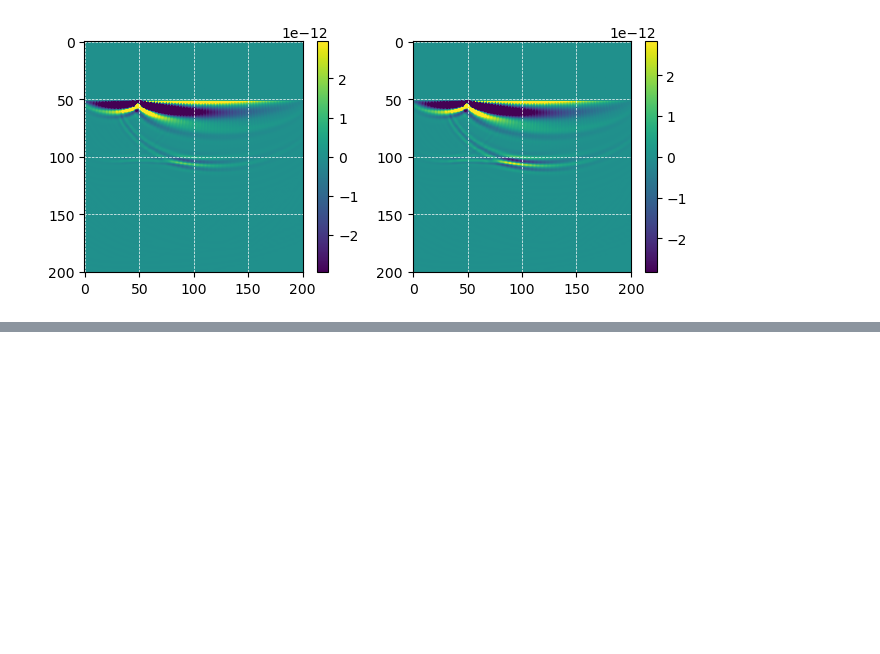
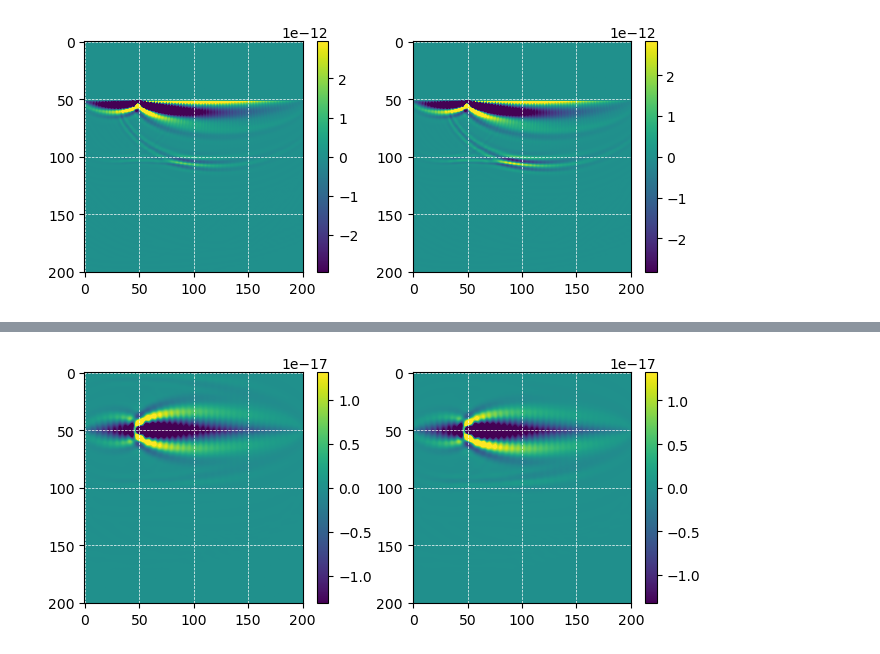
Before and after one commit to joeyartech/SeisJIMU, a Jupyter notebook: Demo/04_GradientTest/go_TE.ipynb, the cells around one changed output, grey strips where cells are left out. Saved outputs shown, nothing was run; the diff lists cells and outputs as text; code cells hidden in the pictures; blank space fills up the shorter version.

```diff
--- a/Demo/04_GradientTest/go_TE.ipynb
+++ b/Demo/04_GradientTest/go_TE.ipynb
@@ -416,0 +456,6 @@ plt.subplot(1,3,2); imshow(read('results/qp0%pg'),perc=98)
+# %%
+plt.figure(figsize=(12,3))
+plt.subplot(1,3,1); imshow(read('results/qp0%g' ),perc=98)
+plt.subplot(1,3,2); imshow(read('results/qp0%pg'),perc=98)
+# %% [output]
+[figure, added]
```
Also changed, not shown: parts of 14 cells of this notebook, 4 other files.
